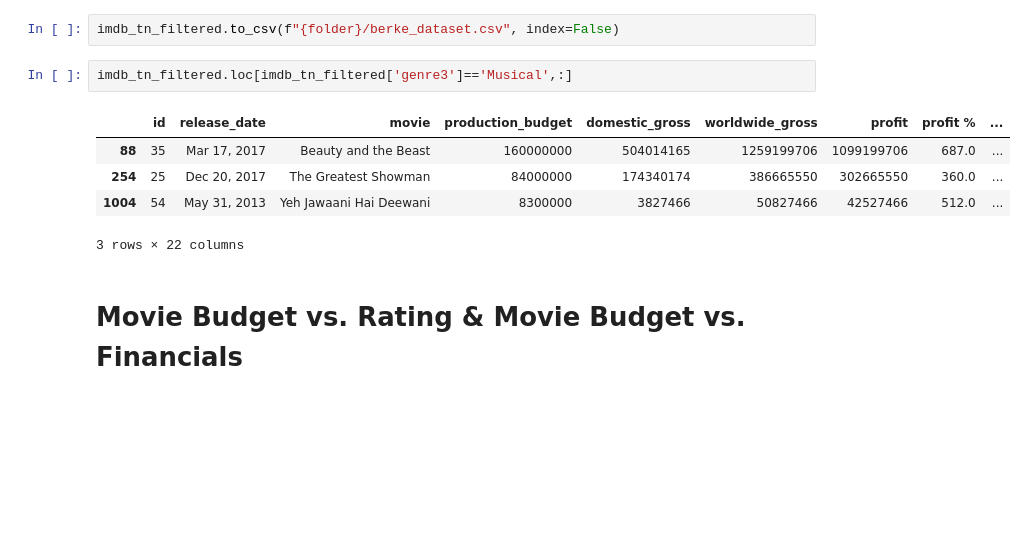
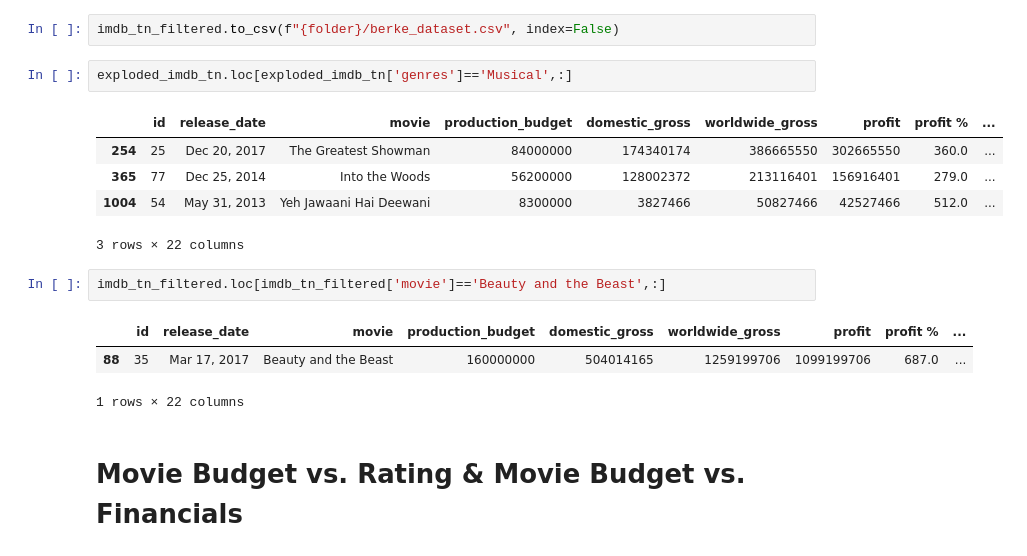
Before and after one commit to ebtezcan/dsc-phase-1-project, a Jupyter notebook: student-Copy2.ipynb, the cells around one changed output. Drawn from its saved outputs; the diff is of its cells as text; blank space fills up the shorter version.

```diff
--- a/student-Copy2.ipynb
+++ b/student-Copy2.ipynb
@@ -1230,14 +1298,20 @@ folder ='./office_hours'
 os.makedirs(folder, exist_ok=True)
 # %%
 imdb_tn_filtered.to_csv(f"{folder}/berke_dataset.csv", index=False)
+# %%
+exploded_imdb_tn.loc[exploded_imdb_tn['genres']=='Musical',:]
+# %% [output]
+|  | id | release_date | movie | production_budget | domestic_gross | worldwide_gross | profit | profit % | ... |
+| 254 | 25 | Dec 20, 2017 | The Greatest Showman | 84000000 | 174340174 | 386665550 | 302665550 | 360.0 | ... |
+| 365 | 77 | Dec 25, 2014 | Into the Woods | 56200000 | 128002372 | 213116401 | 156916401 | 279.0 | ... |
+| 1004 | 54 | May 31, 2013 | Yeh Jawaani Hai Deewani | 8300000 | 3827466 | 50827466 | 42527466 | 512.0 | ... |
+3 rows × 22 columns
 # %%
-imdb_tn_filtered.loc[imdb_tn_filtered['genre3']=='Musical',:]
+imdb_tn_filtered.loc[imdb_tn_filtered['movie']=='Beauty and the Beast',:]
 # %% [output]
 |  | id | release_date | movie | production_budget | domestic_gross | worldwide_gross | profit | profit % | ... |
 | 88 | 35 | Mar 17, 2017 | Beauty and the Beast | 160000000 | 504014165 | 1259199706 | 1099199706 | 687.0 | ... |
-| 254 | 25 | Dec 20, 2017 | The Greatest Showman | 84000000 | 174340174 | 386665550 | 302665550 | 360.0 | ... |
-| 1004 | 54 | May 31, 2013 | Yeh Jawaani Hai Deewani | 8300000 | 3827466 | 50827466 | 42527466 | 512.0 | ... |
-3 rows × 22 columns
+1 rows × 22 columns
 # %% [markdown]
 # Movie Budget vs. Rating & Movie Budget vs. Financials
 # %%
```
Also changed, not shown: parts of 15 cells of this notebook, 1 other file.
